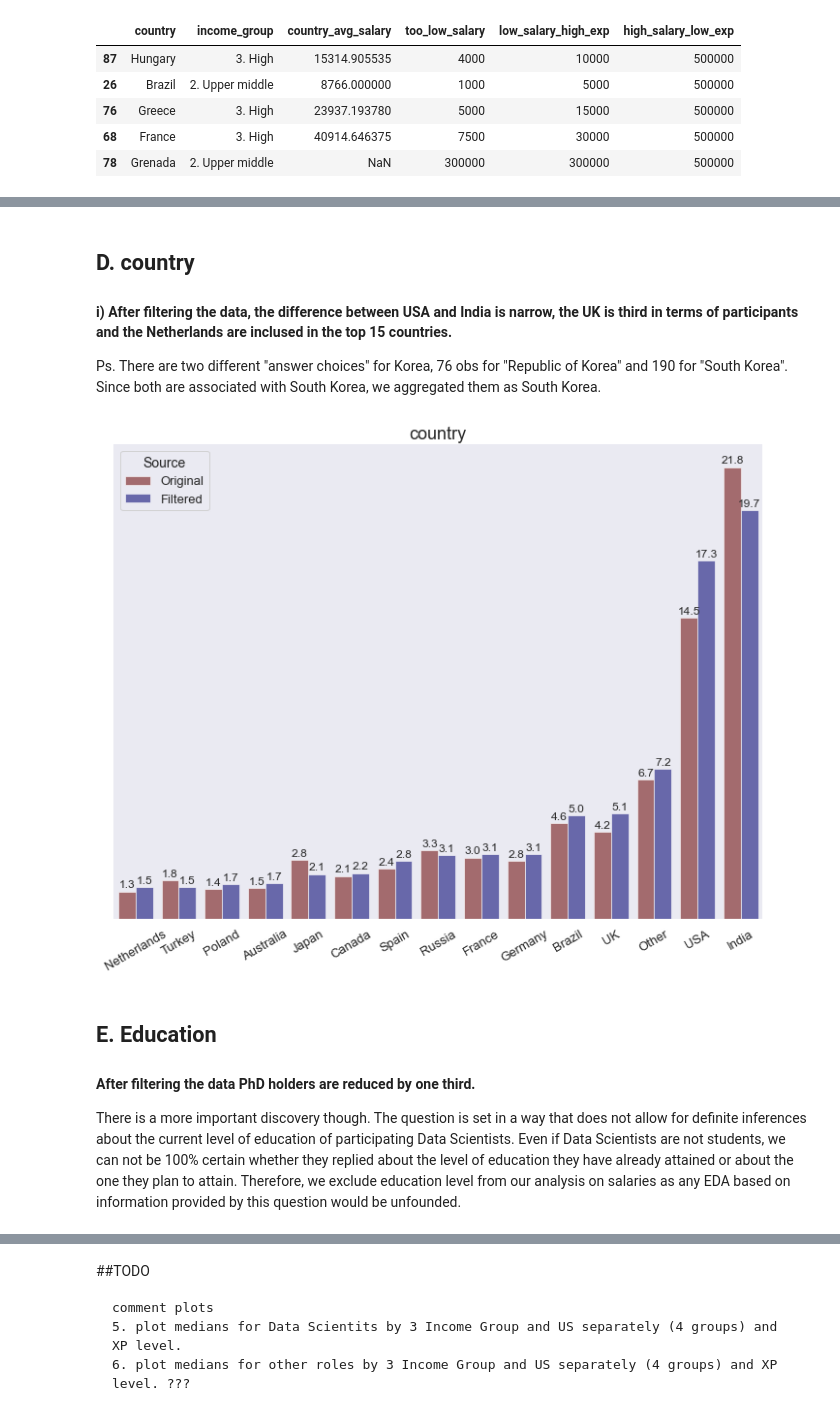
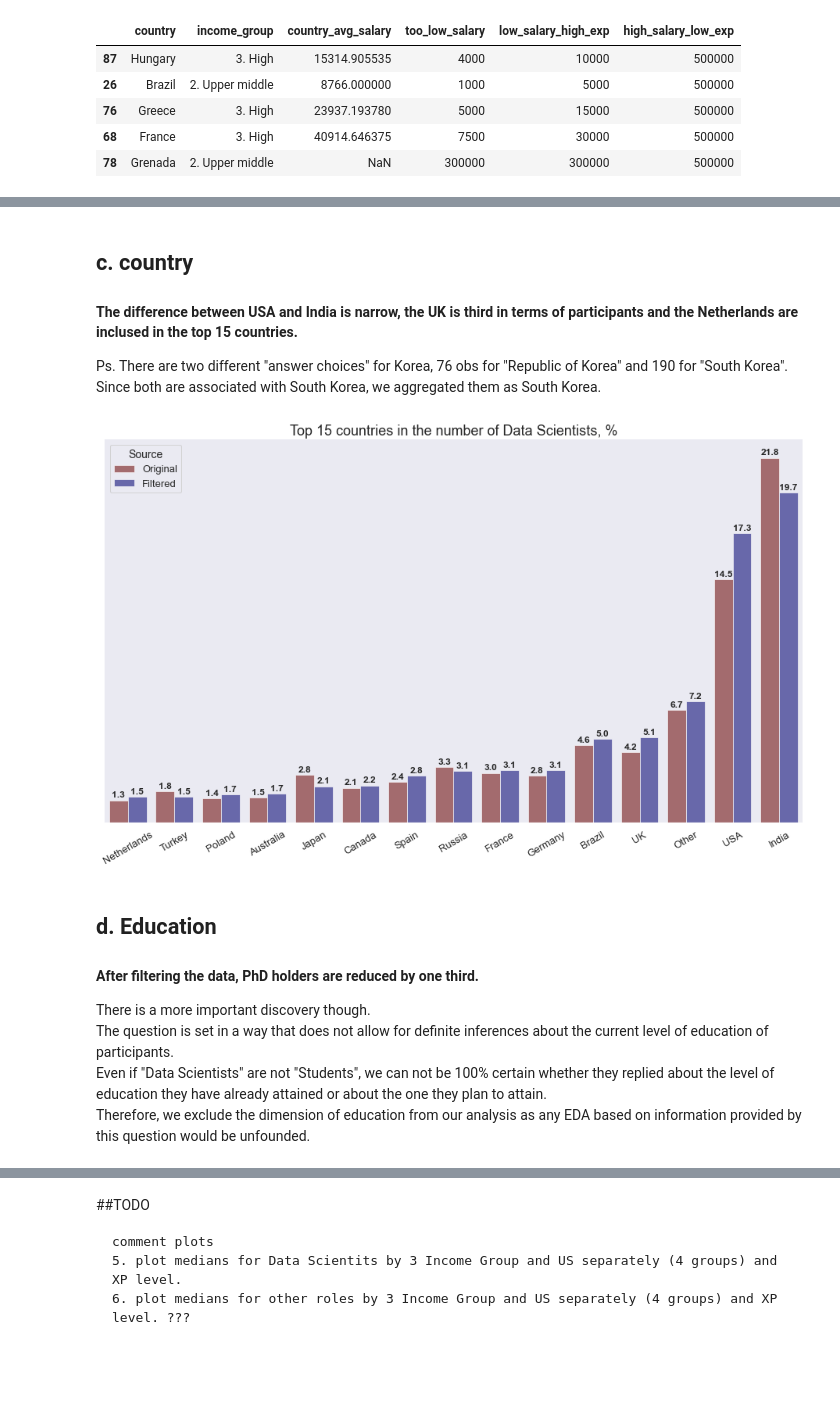
Before and after one commit to argythana/dsml_survey_20, a Jupyter notebook: notebooks/submit_draft.ipynb, the cells around one changed output, grey strips where cells are left out. Drawn from its saved outputs; the diff is of its cells as text; code cells hidden in the pictures; blank space fills up the shorter version.

```diff
--- a/notebooks/submit_draft.ipynb
+++ b/notebooks/submit_draft.ipynb
@@ -440,40 +434,44 @@ kglib.sns_plot_age_distribution(
 # %% [markdown]
-## D. country
+## c. country
 
-####  i) After filtering the data, the difference between USA and India is narrow, the UK is third in terms of participants and the Netherlands are inclused in the top 15 countries.
+####  The difference between USA and India is narrow, the UK is third in terms of participants and the Netherlands are inclused in the top 15 countries.
 
 Ps. There are two different "answer choices" for Korea, 76 obs for "Republic of Korea" and 190 for "South Korea". Since both are associated with South Korea, we aggregated them as South Korea.
 # %%
 Korea = orig_df[orig_df.Q3.str.contains("Korea")].groupby('Q3').size()
 # Korea
-
+dataset1, dataset2 = uds, fds
 column = "country"
 df = kglib.get_value_count_comparison(
     sr1=dataset1[column],
     sr2=dataset2[column],
     as_percentage=True
 )
 
 df = df[df.Filtered > 1.5]
 df = df.sort_values(by="Filtered")
 df = kglib.stack_value_count_comparison(df, "participants (%)")
 
 kglib.sns_plot_value_count_comparison(
     df,
-    width=12,
+    width=16,
     height=9,
     orientation="v",
     order_by_labels=False,
-    x_ticklabels_rotation=30
+    x_ticklabels_rotation=30,
+    title="Top 15 countries in the number of Data Scientists, %"
 )
 # %% [output]
-[figure, old version]
+[figure, new version]
 # %% [markdown]
-## E. Education
+## d. Education
 
-#### After filtering the data PhD holders are reduced by one third.
+#### After filtering the data, PhD holders are reduced by one third.
 
-There is a more important discovery though. The question is set in a way that does not allow for definite inferences about the current level of education of participating Data Scientists. Even if Data Scientists are not students, we can not be 100% certain whether they replied about the level of education they have already attained or about the one they plan to attain. Therefore, we exclude education level from our analysis on salaries as any EDA based on information provided by this question would be unfounded.
+There is a more important discovery though.
+The question is set in a way that does not allow for definite inferences about the current level of education of participants.
+Even if "Data Scientists" are not "Students", we can not be 100% certain whether they replied about the level of education they have already attained or about the one they plan to attain.
+Therefore, we exclude the dimension of education from our analysis as any EDA based on information provided by this question would be unfounded.
 # %%
 column = "education"
 order = [
```
Also changed, not shown: parts of 27 cells of this notebook.
